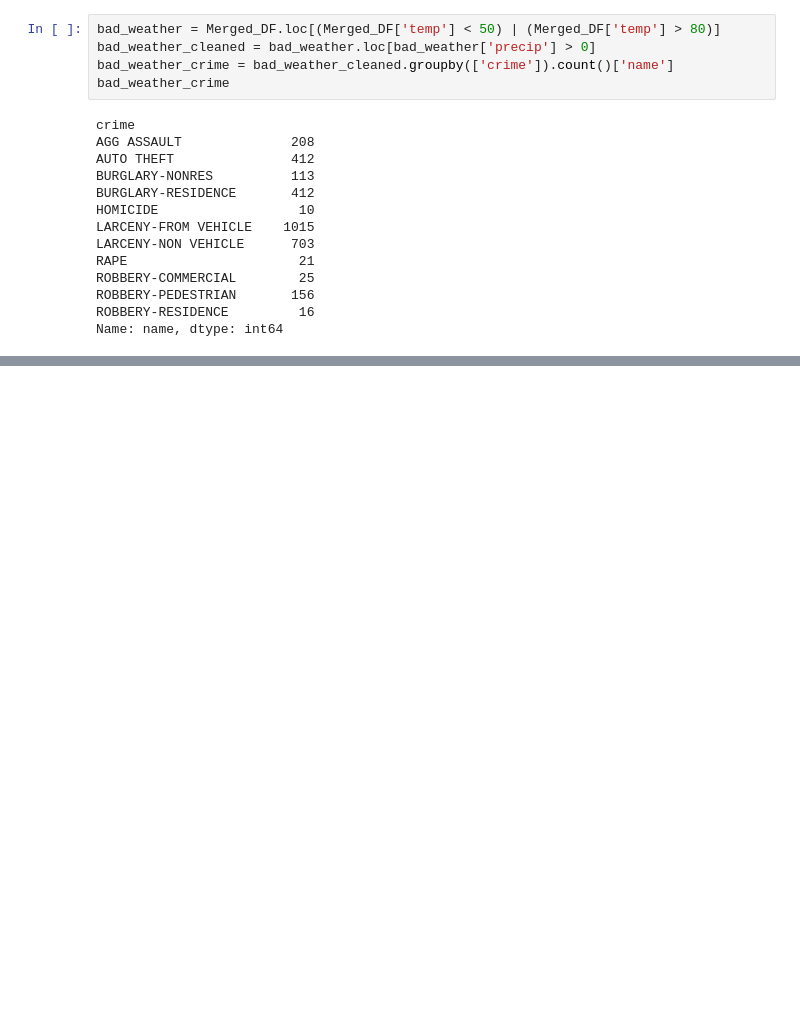
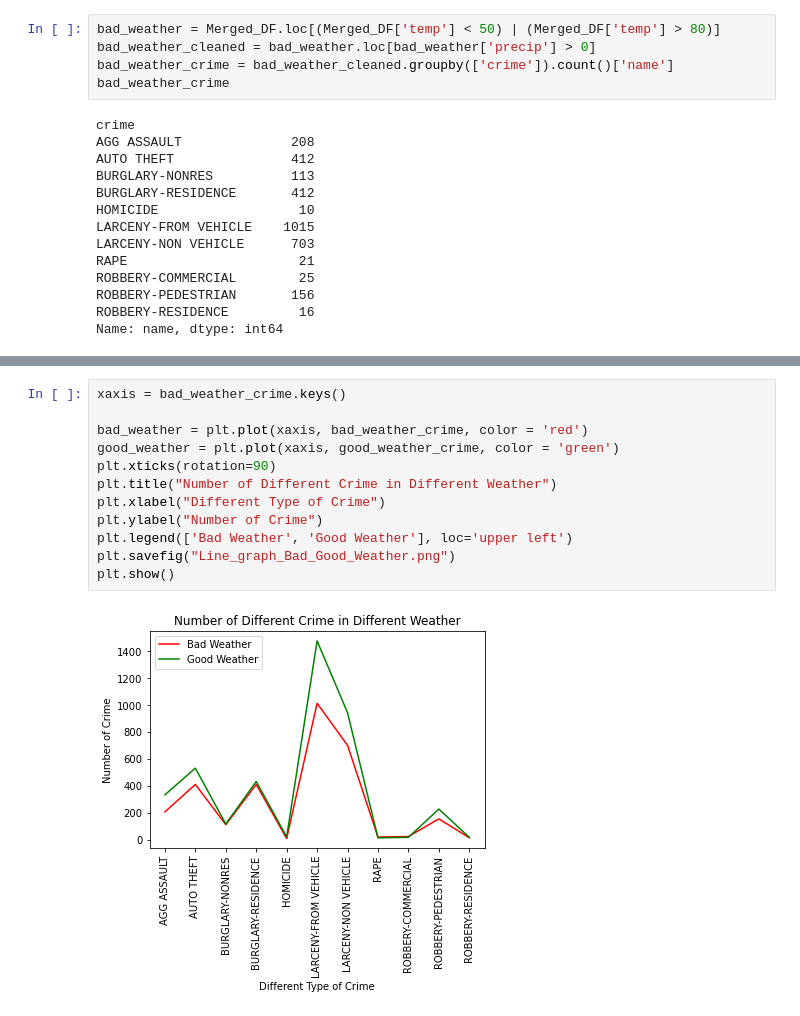
Before and after one commit to gimmemyleg/Group-6-Project-1, a Jupyter notebook: ProjectGroup6Coding.ipynb, the cells around one changed output, grey strips where cells are left out. Saved outputs shown, nothing was run; the diff lists cells and outputs as text; blank space fills up the shorter version.

```diff
--- a/ProjectGroup6Coding.ipynb
+++ b/ProjectGroup6Coding.ipynb
@@ -397,0 +397,14 @@ plt.show()
+# %%
+xaxis = bad_weather_crime.keys()
+
+bad_weather = plt.plot(xaxis, bad_weather_crime, color = 'red')
+good_weather = plt.plot(xaxis, good_weather_crime, color = 'green')
+plt.xticks(rotation=90)
+plt.title("Number of Different Crime in Different Weather")
+plt.xlabel("Different Type of Crime")
+plt.ylabel("Number of Crime")
+plt.legend(['Bad Weather', 'Good Weather'], loc='upper left')
+plt.savefig("Line_graph_Bad_Good_Weather.png")
+plt.show()
+# %% [output]
+[figure, added]
```
Also changed, not shown: parts of 6 cells of this notebook, 1 other file.
